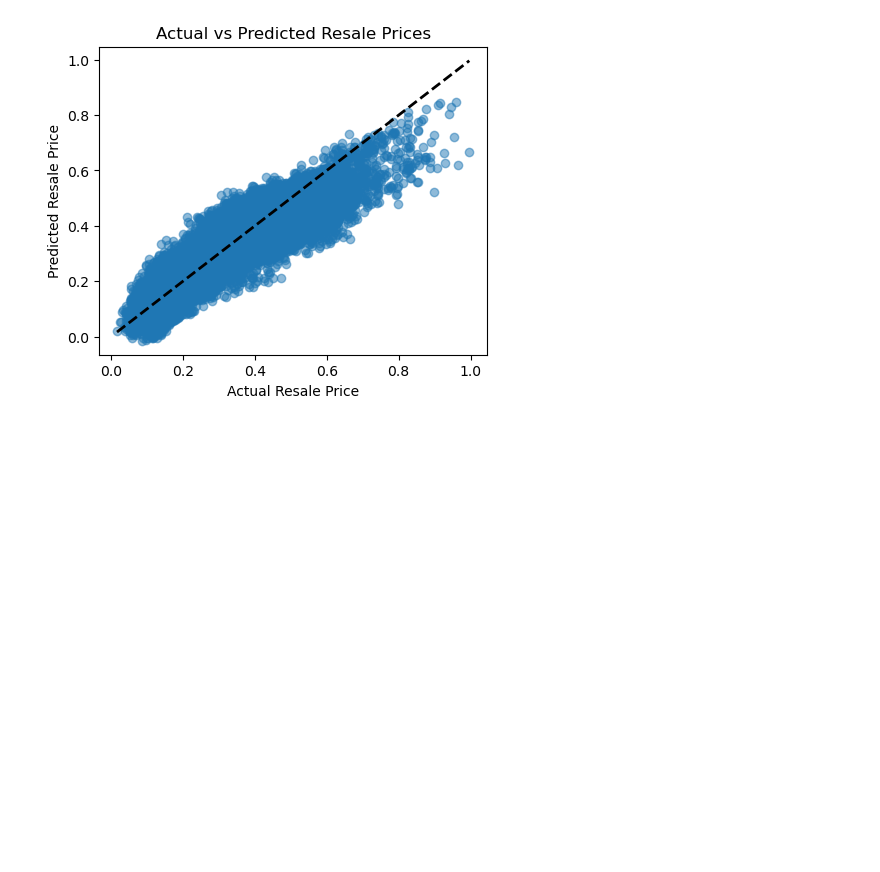
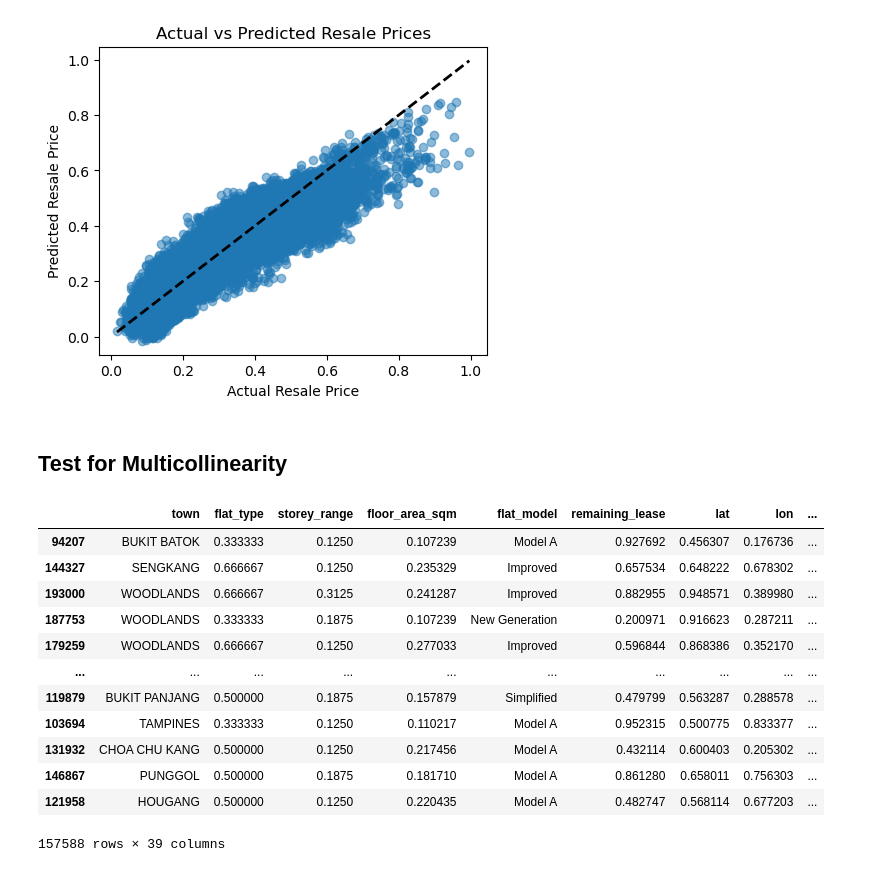
Before and after one commit to yuntsingg/DSE3101-HDB-Decode, a Jupyter notebook: code/ML_Model_Trials.ipynb, the cells around one changed output. Drawn from its saved outputs; the diff is of its cells as text; code cells hidden in the pictures; blank space fills up the shorter version.

```diff
--- a/code/ML_Model_Trials.ipynb
+++ b/code/ML_Model_Trials.ipynb
@@ -56,0 +104,4 @@ memory usage: 58.6+ MB
+# %%
+df = df.drop(columns = ['CPI'])
+# %%
+df = df.drop(columns = ['resale_price'])
@@ -57,22 +152,23 @@ memory usage: 58.6+ MB
+# %%
+df['month'] = pd.to_datetime(df['month'])
+df['year'] = df['month'].dt.year
+df['month_num'] = df['month'].dt.month
+df = df.drop(columns=['month'])
 # %% [markdown]
 ## Prepatory
 # %%
 X = df.drop(columns=['resale_price'])
 y = df['resale_price']
 # %%
-categorical_features = ['town', 'flat_model']
+categorical_features = ['town']
 numerical_features = [
-    'flat_type', 'storey_range', 'floor_area_sqm', 'remaining_lease',
+    'storey_range', 'floor_area_sqm', 'remaining_lease',
     'lat', 'lon', 'nearest_mrt_distance', 'nearest_bus_distance',
     'education_score', 'shopping_score', 'food_score', 'recreation_score',
     'healthcare_score', 'CPI (base 2024-12)', 'inflation_rate (x100)',
     'building_age_2025', 'total_unemployment_rate', 'resident_unemployment_rate',
     'interest_rate', 'fx_rate', 'avg_household_income', 'priv_prop'
 ]
-X['month'] = pd.to_datetime(X['month'])
-X['year'] = X['month'].dt.year
-X['month_num'] = X['month'].dt.month
-X = X.drop(columns=['month'])
 numerical_features.extend(['year', 'month_num'])
 # %%
 demographic_features = [
@@ -401,3 +484,21 @@ Mean Absolute Error: 0.043710401205857854
 Mean Squared Error: 0.003254910271208883
 R² Score: 0.8030858751901975
 [figure]
+# %% [markdown]
+## Test for Multicollinearity
+# %%
+X_train
+# %% [output]
+|  | town | flat_type | storey_range | floor_area_sqm | flat_model | remaining_lease | lat | lon | ... |
+| 94207 | BUKIT BATOK | 0.333333 | 0.1250 | 0.107239 | Model A | 0.927692 | 0.456307 | 0.176736 | ... |
+| 144327 | SENGKANG | 0.666667 | 0.1250 | 0.235329 | Improved | 0.657534 | 0.648222 | 0.678302 | ... |
+| 193000 | WOODLANDS | 0.666667 | 0.3125 | 0.241287 | Improved | 0.882955 | 0.948571 | 0.389980 | ... |
+| 187753 | WOODLANDS | 0.333333 | 0.1875 | 0.107239 | New Generation | 0.200971 | 0.916623 | 0.287211 | ... |
+| 179259 | WOODLANDS | 0.666667 | 0.1250 | 0.277033 | Improved | 0.596844 | 0.868386 | 0.352170 | ... |
+| ... | ... | ... | ... | ... | ... | ... | ... | ... | ... |
+| 119879 | BUKIT PANJANG | 0.500000 | 0.1875 | 0.157879 | Simplified | 0.479799 | 0.563287 | 0.288578 | ... |
+| 103694 | TAMPINES | 0.333333 | 0.1250 | 0.110217 | Model A | 0.952315 | 0.500775 | 0.833377 | ... |
+| 131932 | CHOA CHU KANG | 0.500000 | 0.1250 | 0.217456 | Model A | 0.432114 | 0.600403 | 0.205302 | ... |
+| 146867 | PUNGGOL | 0.500000 | 0.1875 | 0.181710 | Model A | 0.861280 | 0.658011 | 0.756303 | ... |
+| 121958 | HOUGANG | 0.500000 | 0.1250 | 0.220435 | Model A | 0.482747 | 0.568114 | 0.677203 | ... |
+157588 rows × 39 columns
```
Also changed, not shown: parts of 20 cells of this notebook, 3 other files.
